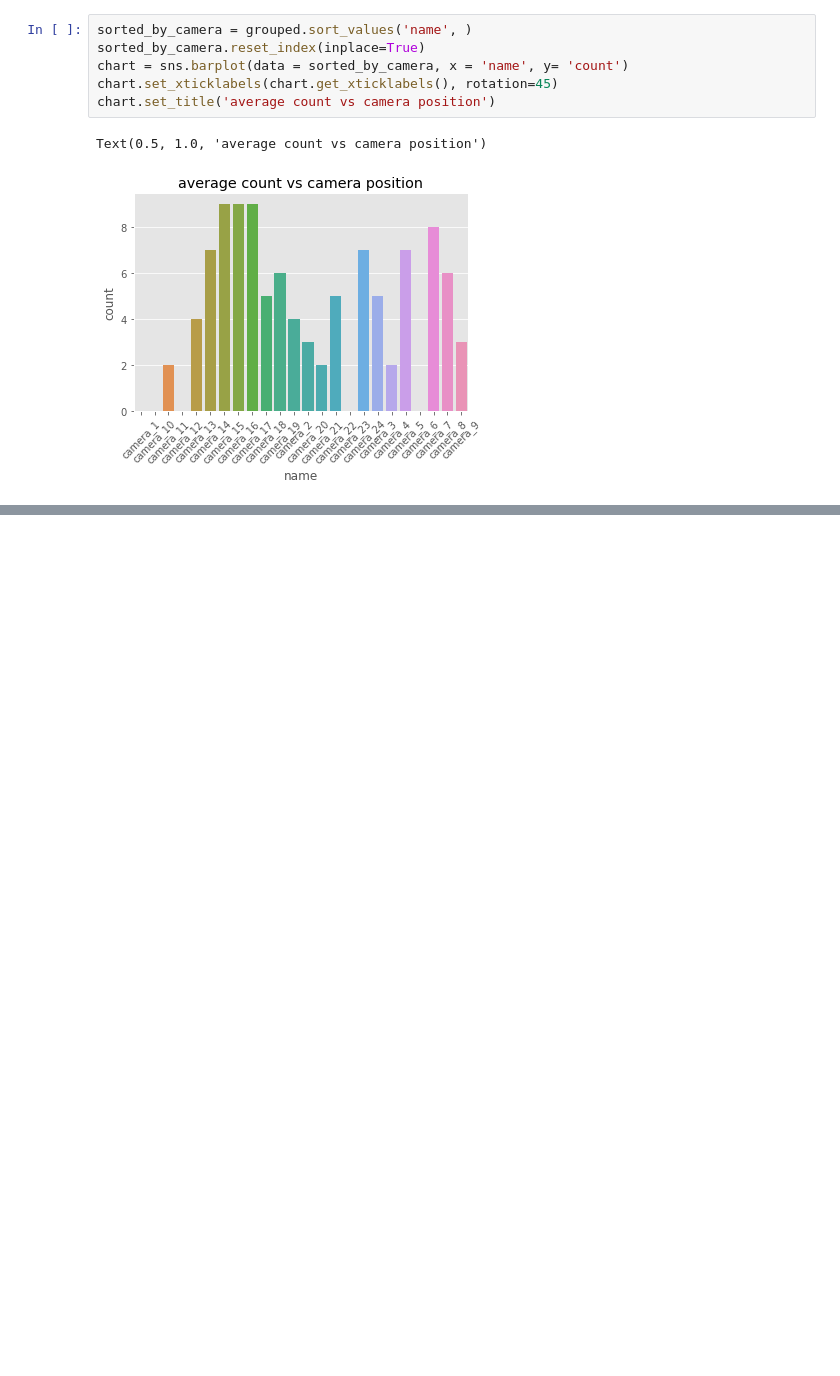
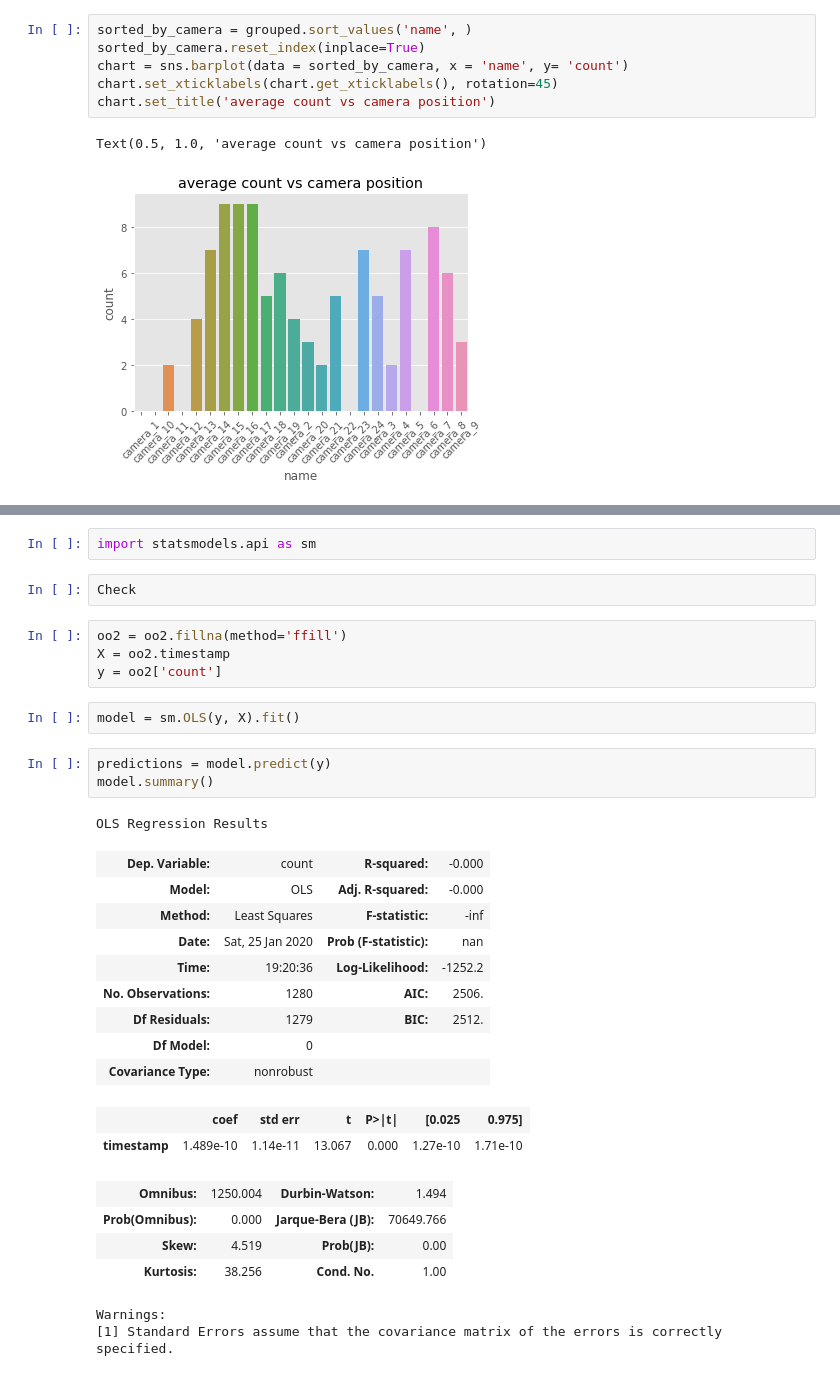
Before and after one commit to glebite/uatu, a Jupyter notebook: src/uatu-analysis.ipynb, the cells around one changed output, grey strips where cells are left out. Saved outputs shown, nothing was run; the diff lists cells and outputs as text; blank space fills up the shorter version.

```diff
--- a/src/uatu-analysis.ipynb
+++ b/src/uatu-analysis.ipynb
@@ -144,0 +130,32 @@ Name: name, dtype: object
+# %%
+import statsmodels.api as sm
+# %%
+Check
+# %%
+oo2 = oo2.fillna(method='ffill')
+X = oo2.timestamp
+y = oo2['count']
+# %%
+model = sm.OLS(y, X).fit()
+# %%
+predictions = model.predict(y)
+model.summary()
+# %% [output]
+OLS Regression Results
+| Dep. Variable: | count | R-squared: | -0.000 |
+| Model: | OLS | Adj. R-squared: | -0.000 |
+| Method: | Least Squares | F-statistic: | -inf |
+| Date: | Sat, 25 Jan 2020 | Prob (F-statistic): | nan |
+| Time: | 19:20:36 | Log-Likelihood: | -1252.2 |
+| No. Observations: | 1280 | AIC: | 2506. |
+| Df Residuals: | 1279 | BIC: | 2512. |
+| Df Model: | 0 |  |  |
+| Covariance Type: | nonrobust |  |  |
+|  | coef | std err | t | P>|t| | [0.025 | 0.975] |
+| timestamp | 1.489e-10 | 1.14e-11 | 13.067 | 0.000 | 1.27e-10 | 1.71e-10 |
+| Omnibus: | 1250.004 | Durbin-Watson: | 1.494 |
+| Prob(Omnibus): | 0.000 | Jarque-Bera (JB): | 70649.766 |
+| Skew: | 4.519 | Prob(JB): | 0.00 |
+| Kurtosis: | 38.256 | Cond. No. | 1.00 |
+Warnings:
+[1] Standard Errors assume that the covariance matrix of the errors is correctly specified.
```
Also changed, not shown: parts of 6 cells of this notebook.
